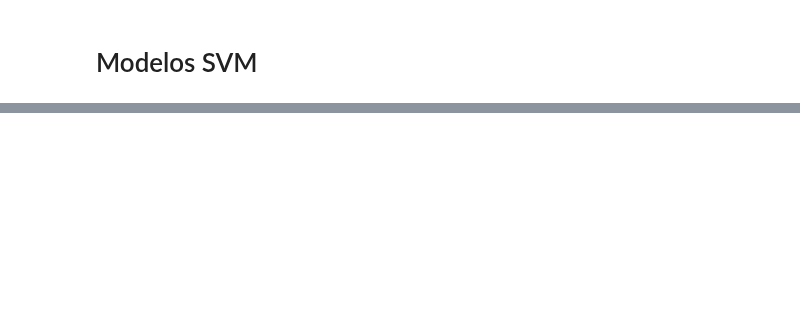
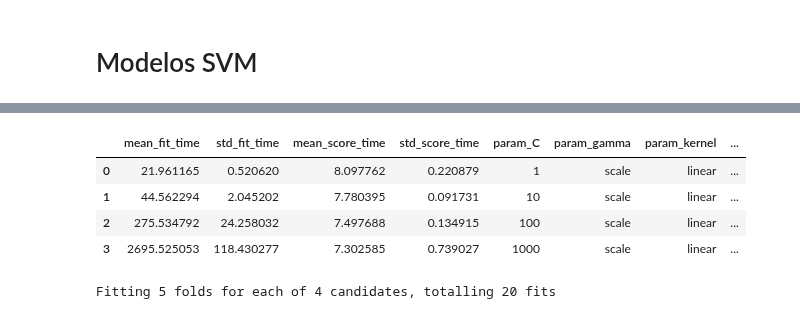
Before and after one commit to JALVARADORUIZ/Magister_BigData_UB, a Jupyter notebook: M7_AI1_AlvaradoRuizJoseArmando.ipynb, the cells around one changed output, grey strips where cells are left out. Drawn from its saved outputs; the diff is of its cells as text; code cells hidden in the pictures; blank space fills up the shorter version.

```diff
--- a/M7_AI1_AlvaradoRuizJoseArmando.ipynb
+++ b/M7_AI1_AlvaradoRuizJoseArmando.ipynb
@@ -198,0 +455,7 @@ En ambos dataset, nuestra variable objetivo es un numero de 0 a 9.
+# %%
+timeIni = time()
+modelo2_svc_default = SVC()
+modelo2_svc_default.fit(train_fashion, train_labelfashion)
+timeEnd = time()
+
+timeDiff_modelo2_default = segundos_a_minutos(int(timeEnd - timeIni))
@@ -198,0 +507,13 @@ En ambos dataset, nuestra variable objetivo es un numero de 0 a 9.
+# %%
+# Kernel : Linear
+
+timeIni = time()
+model_fashion_lineal = GridSearchCV(SVC(),
+                                    param_grid = param_grid_linear,
+                                    cv=5,
+                                    verbose=1,
+                                    scoring="accuracy")
+
+model_fashion_lineal.fit(train_fashion, train_labelfashion)
+timeEnd = time()
+timeDiff_model3 = segundos_a_minutos(int(timeEnd - timeIni))
@@ -198,0 +564,26 @@ En ambos dataset, nuestra variable objetivo es un numero de 0 a 9.
+# %%
+# Analisis de Cross-Validation del modelo con Kernel = Linear
+
+cv_results_fashion_lineal = pd.DataFrame(model_fashion_lineal.cv_results_)
+cv_results_fashion_lineal
+# %% [output]
+|  | mean_fit_time | std_fit_time | mean_score_time | std_score_time | param_C | param_gamma | param_kernel | ... |
+| 0 | 21.961165 | 0.520620 | 8.097762 | 0.220879 | 1 | scale | linear | ... |
+| 1 | 44.562294 | 2.045202 | 7.780395 | 0.091731 | 10 | scale | linear | ... |
+| 2 | 275.534792 | 24.258032 | 7.497688 | 0.134915 | 100 | scale | linear | ... |
+| 3 | 2695.525053 | 118.430277 | 7.302585 | 0.739027 | 1000 | scale | linear | ... |
+# %%
+# Kernel : Gausiano
+
+timeIni = time()
+model_fashion_rbf = GridSearchCV(SVC(),
+                                 param_grid = param_grid_rbf,
+                                 cv=5,
+                                 verbose=1,
+                                 scoring="accuracy")
+
+model_fashion_rbf.fit(train_fashion, train_labelfashion)
+timeEnd = time()
+timeDiff_model4 = segundos_a_minutos(int(timeEnd - timeIni))
+# %% [output]
+Fitting 5 folds for each of 4 candidates, totalling 20 fits
```
Also changed, not shown: parts of 61 cells of this notebook.
